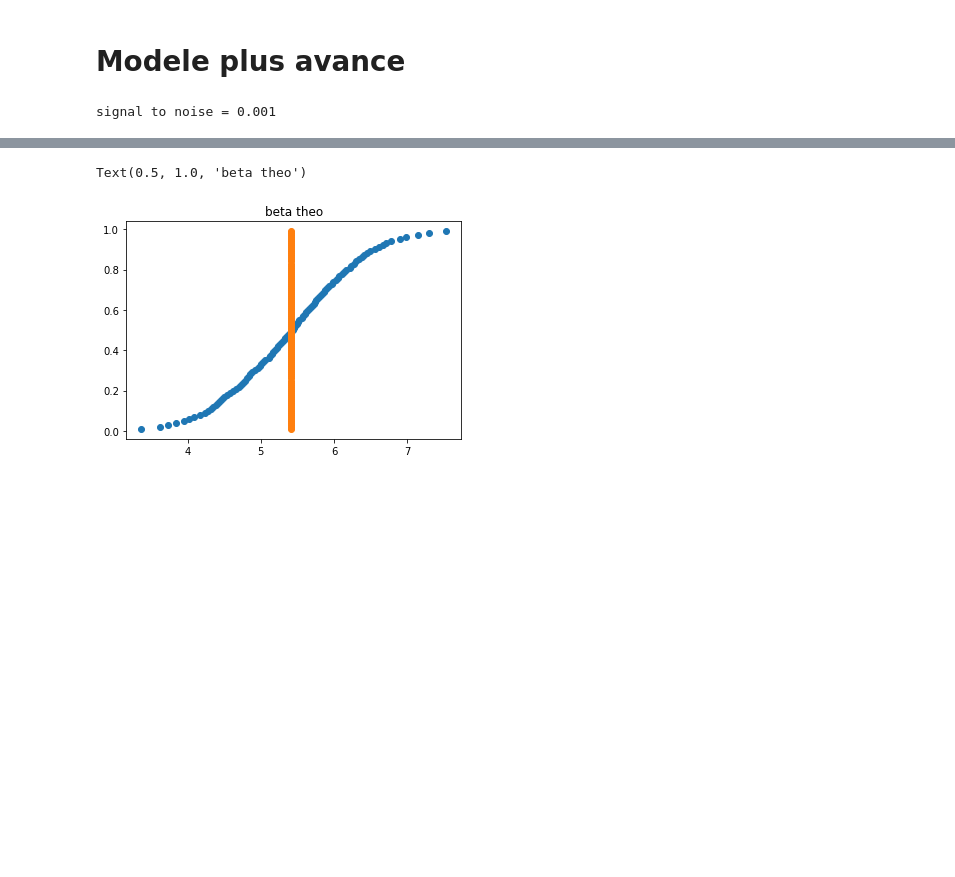
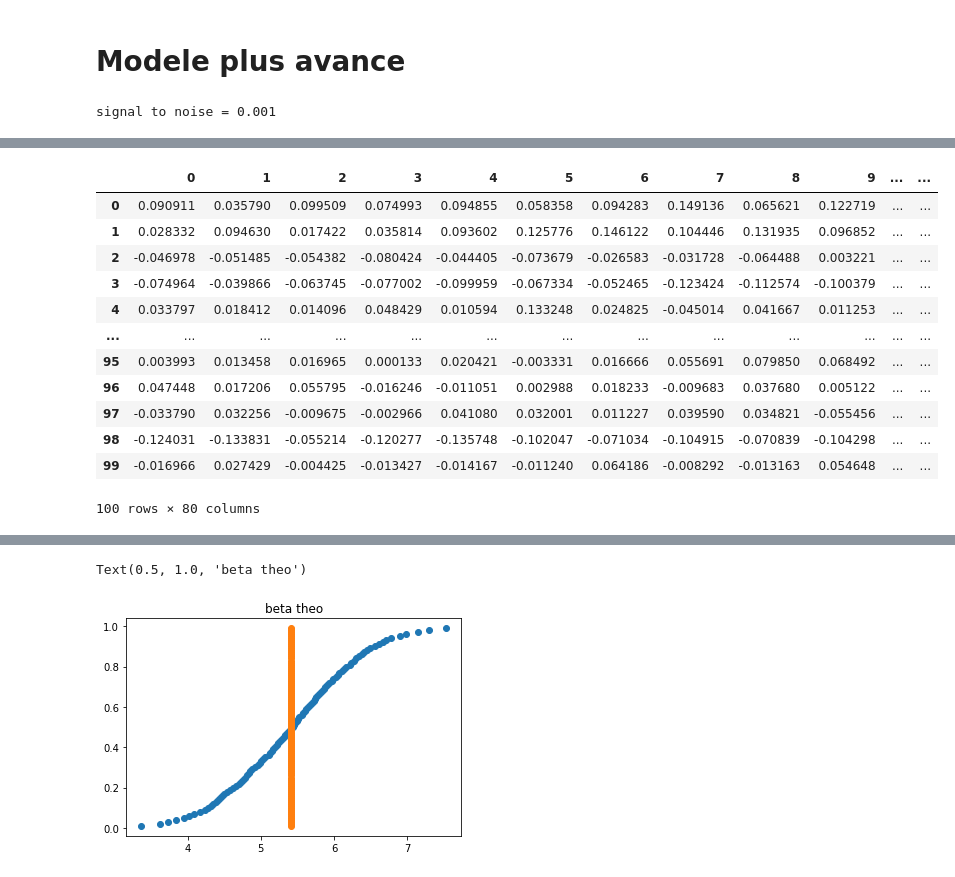
Before and after one commit to PyTomSss/StatApp_M1_ENSAE, a Jupyter notebook: Notebook_Philippe_Ref.ipynb, the cells around one changed output, grey strips where cells are left out. Drawn from its saved outputs; the diff is of its cells as text; code cells hidden in the pictures; blank space fills up the shorter version.

```diff
--- a/Notebook_Philippe_Ref.ipynb
+++ b/Notebook_Philippe_Ref.ipynb
@@ -135,3 +135,19 @@ pnl_ols.cumsum().plot()
+# %%
+betas_ols
+# %% [output]
+|  | 0 | 1 | 2 | 3 | 4 | 5 | 6 | 7 | 8 | 9 | ... | ... |
+| 0 | 0.090911 | 0.035790 | 0.099509 | 0.074993 | 0.094855 | 0.058358 | 0.094283 | 0.149136 | 0.065621 | 0.122719 | ... | ... |
+| 1 | 0.028332 | 0.094630 | 0.017422 | 0.035814 | 0.093602 | 0.125776 | 0.146122 | 0.104446 | 0.131935 | 0.096852 | ... | ... |
+| 2 | -0.046978 | -0.051485 | -0.054382 | -0.080424 | -0.044405 | -0.073679 | -0.026583 | -0.031728 | -0.064488 | 0.003221 | ... | ... |
+| 3 | -0.074964 | -0.039866 | -0.063745 | -0.077002 | -0.099959 | -0.067334 | -0.052465 | -0.123424 | -0.112574 | -0.100379 | ... | ... |
+| 4 | 0.033797 | 0.018412 | 0.014096 | 0.048429 | 0.010594 | 0.133248 | 0.024825 | -0.045014 | 0.041667 | 0.011253 | ... | ... |
+| ... | ... | ... | ... | ... | ... | ... | ... | ... | ... | ... | ... | ... |
+| 95 | 0.003993 | 0.013458 | 0.016965 | 0.000133 | 0.020421 | -0.003331 | 0.016666 | 0.055691 | 0.079850 | 0.068492 | ... | ... |
+| 96 | 0.047448 | 0.017206 | 0.055795 | -0.016246 | -0.011051 | 0.002988 | 0.018233 | -0.009683 | 0.037680 | 0.005122 | ... | ... |
+| 97 | -0.033790 | 0.032256 | -0.009675 | -0.002966 | 0.041080 | 0.032001 | 0.011227 | 0.039590 | 0.034821 | -0.055456 | ... | ... |
+| 98 | -0.124031 | -0.133831 | -0.055214 | -0.120277 | -0.135748 | -0.102047 | -0.071034 | -0.104915 | -0.070839 | -0.104298 | ... | ... |
+| 99 | -0.016966 | 0.027429 | -0.004425 | -0.013427 | -0.014167 | -0.011240 | 0.064186 | -0.008292 | -0.013163 | 0.054648 | ... | ... |
+100 rows × 80 columns
 # %%
 assets
 # %% [output]
```
Also changed, not shown: parts of 2 cells of this notebook, 4 other files.
